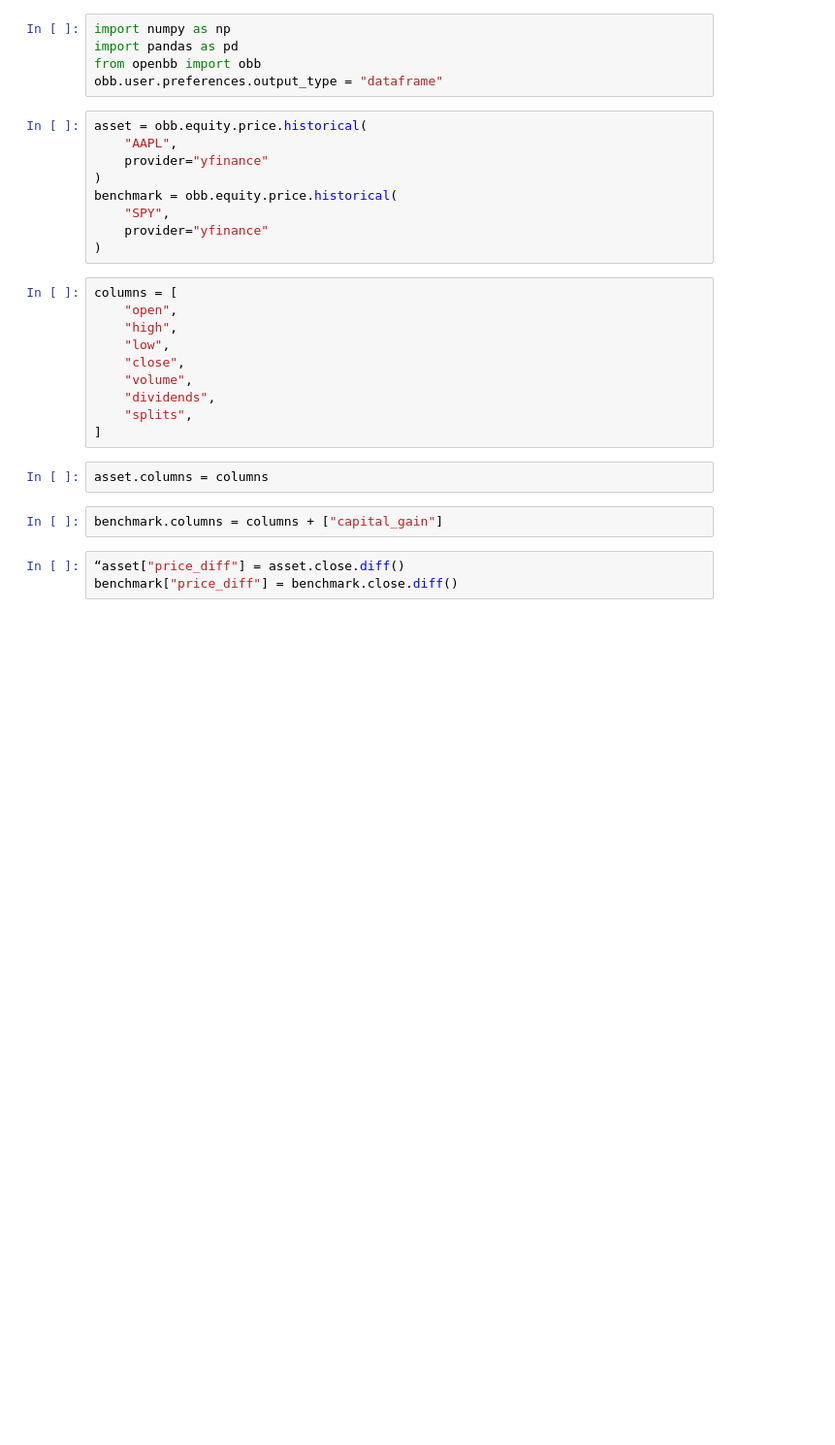
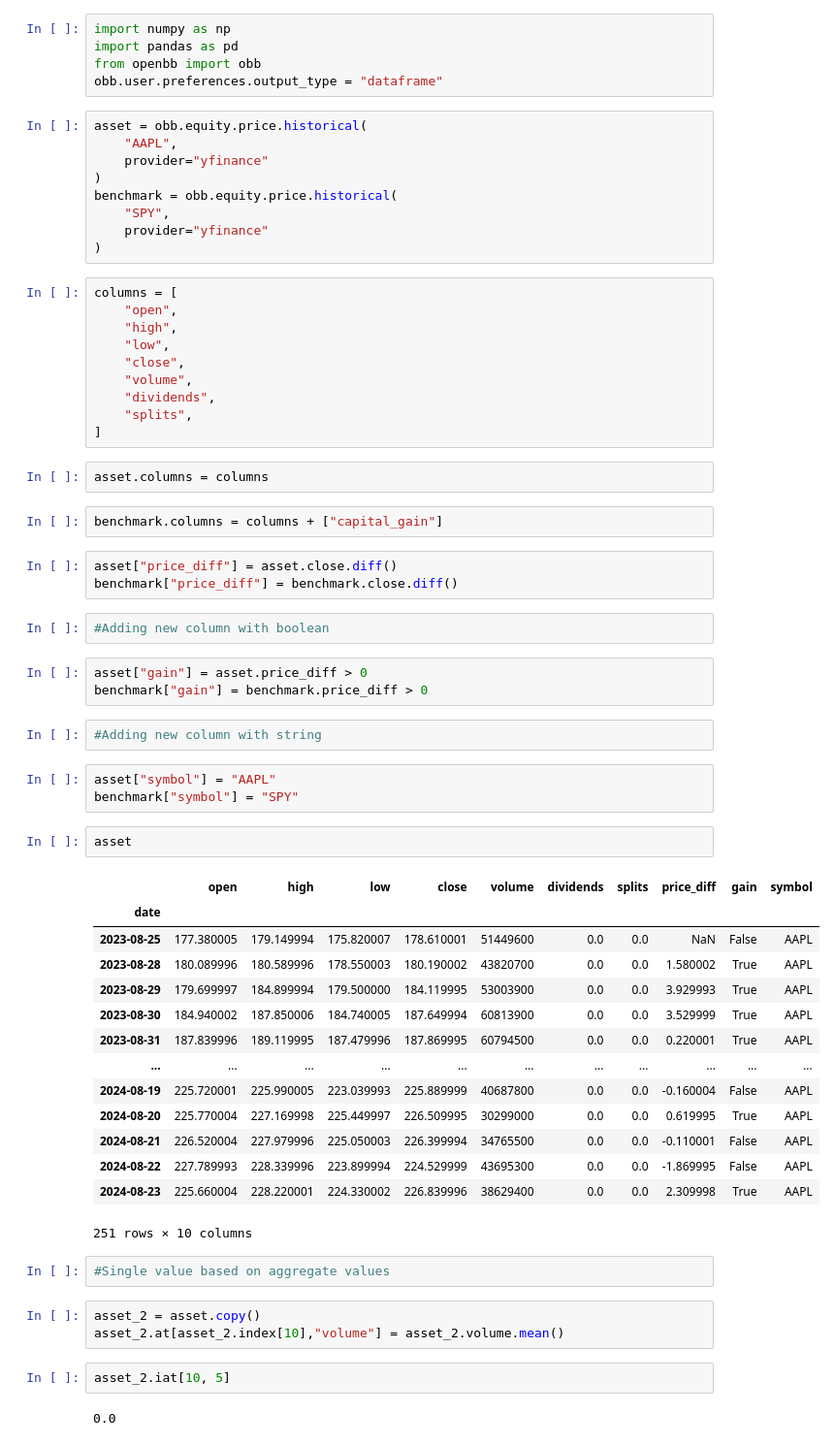
Before and after one commit to Emindu/algo-trading-learning, a Jupyter notebook: 2.analyze-pandas/manipulation-data.ipynb, the cells around one changed output. Shown at 97% size. Cells and saved outputs as stored; diff of their text form; blank space fills up the shorter version.

```diff
--- a/2.analyze-pandas/manipulation-data.ipynb
+++ b/2.analyze-pandas/manipulation-data.ipynb
@@ -27,5 +27,41 @@ asset.columns = columns
 # %%
 benchmark.columns = columns + ["capital_gain"]
 # %%
-“asset["price_diff"] = asset.close.diff()
+asset["price_diff"] = asset.close.diff()
 benchmark["price_diff"] = benchmark.close.diff()
+# %%
+#Adding new column with boolean
+# %%
+asset["gain"] = asset.price_diff > 0
+benchmark["gain"] = benchmark.price_diff > 0
+# %%
+#Adding new column with string
+# %%
+asset["symbol"] = "AAPL"
+benchmark["symbol"] = "SPY"
+# %%
+asset
+# %% [output]
+|  | open | high | low | close | volume | dividends | splits | price_diff | gain | symbol |
+| date |  |  |  |  |  |  |  |  |  |  |
+| 2023-08-25 | 177.380005 | 179.149994 | 175.820007 | 178.610001 | 51449600 | 0.0 | 0.0 | NaN | False | AAPL |
+| 2023-08-28 | 180.089996 | 180.589996 | 178.550003 | 180.190002 | 43820700 | 0.0 | 0.0 | 1.580002 | True | AAPL |
+| 2023-08-29 | 179.699997 | 184.899994 | 179.500000 | 184.119995 | 53003900 | 0.0 | 0.0 | 3.929993 | True | AAPL |
+| 2023-08-30 | 184.940002 | 187.850006 | 184.740005 | 187.649994 | 60813900 | 0.0 | 0.0 | 3.529999 | True | AAPL |
+| 2023-08-31 | 187.839996 | 189.119995 | 187.479996 | 187.869995 | 60794500 | 0.0 | 0.0 | 0.220001 | True | AAPL |
+| ... | ... | ... | ... | ... | ... | ... | ... | ... | ... | ... |
+| 2024-08-19 | 225.720001 | 225.990005 | 223.039993 | 225.889999 | 40687800 | 0.0 | 0.0 | -0.160004 | False | AAPL |
+| 2024-08-20 | 225.770004 | 227.169998 | 225.449997 | 226.509995 | 30299000 | 0.0 | 0.0 | 0.619995 | True | AAPL |
+| 2024-08-21 | 226.520004 | 227.979996 | 225.050003 | 226.399994 | 34765500 | 0.0 | 0.0 | -0.110001 | False | AAPL |
+| 2024-08-22 | 227.789993 | 228.339996 | 223.899994 | 224.529999 | 43695300 | 0.0 | 0.0 | -1.869995 | False | AAPL |
+| 2024-08-23 | 225.660004 | 228.220001 | 224.330002 | 226.839996 | 38629400 | 0.0 | 0.0 | 2.309998 | True | AAPL |
+251 rows × 10 columns
+# %%
+#Single value based on aggregate values
+# %%
+asset_2 = asset.copy()
+asset_2.at[asset_2.index[10],"volume"] = asset_2.volume.mean()
+# %%
+asset_2.iat[10, 5]
+# %% [output]
+0.0
```
Also changed, not shown: parts of 8 cells of this notebook.
